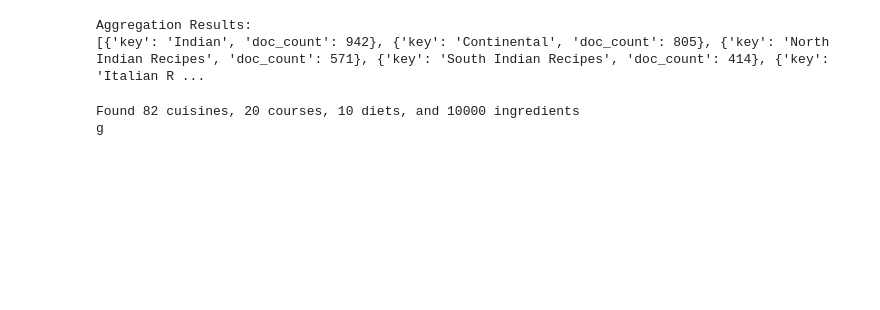
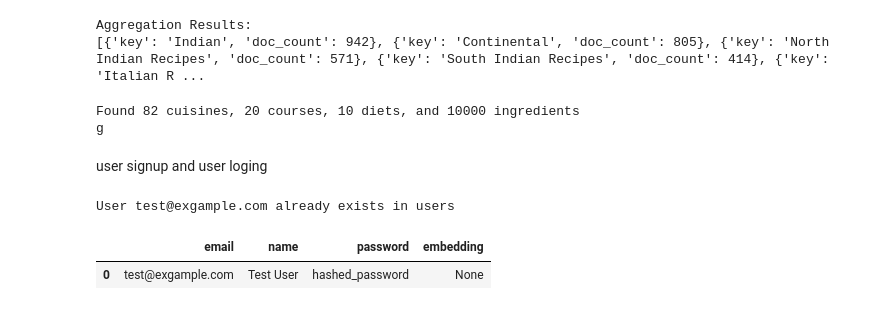
Before and after one commit to CharbelDaher34/recipe_recommendation_flutter_python, a Jupyter notebook: data/elastic.ipynb, the cells around one changed output. Cells and saved outputs as stored; diff of their text form; code cells hidden in the pictures; blank space fills up the shorter version.

Commit message:
add endpoint for creating a user

```diff
--- a/data/elastic.ipynb
+++ b/data/elastic.ipynb
@@ -617,3 +617,54 @@ print("g")
 # %% [output]
 Found 82 cuisines, 20 courses, 10 diets, and 10000 ingredients
 g
+# %% [markdown]
+user signup and user loging
+# %%
+def index_user(user: User, es_client: Elasticsearch, index_name: str = "users") -> bool:
+    """
+    Index a User model instance into Elasticsearch if it doesn't already exist
+
+    Args:
+        user: User model instance
+        es_client: Elasticsearch client instance
+        index_name: Name of the Elasticsearch index for users (default: "users")
+
+    Returns:
+        bool: True if user was indexed successfully, False if user already exists or error occurs
+    """
+    try:
+        # Check if user already exists
+        if es_client.exists(index=index_name, id=user.email):
+            print(f"User {user.email} already exists in {index_name}")
+            return False
+
+        # Convert User model to dictionary
+        doc = user.model_dump()
+
+        # Use email as document ID since it's unique
+        es_client.index(index=index_name, id=user.email, document=doc)
+        print(f"Successfully indexed user {user.email} to {index_name}")
+        return True
+
+    except Exception as e:
+        print(f"Error indexing user: {e}")
+        return False
+
+
+# Example usage:
+sample_user = User(
+    email="test@exgample.com",
+    name="Test User",
+    password="hashed_password",  # In practice, this should be properly hashed
+)
+
+# Index the sample user
+index_user(sample_user, es)
+
+# Verify it was indexed (optional)
+result = es.get(index="users", id=sample_user.email)
+display(pd.DataFrame([result["_source"]]))
+# %% [output]
+User test@exgample.com already exists in users
+|  | email | name | password | embedding |
+| 0 | test@exgample.com | Test User | hashed_password | None |
```
Also changed, not shown: parts of 4 cells of this notebook, 2 other files.
